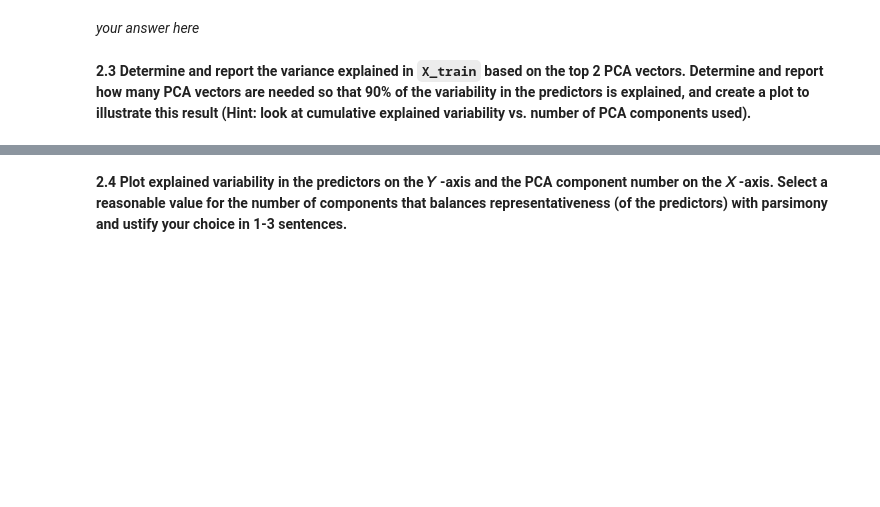
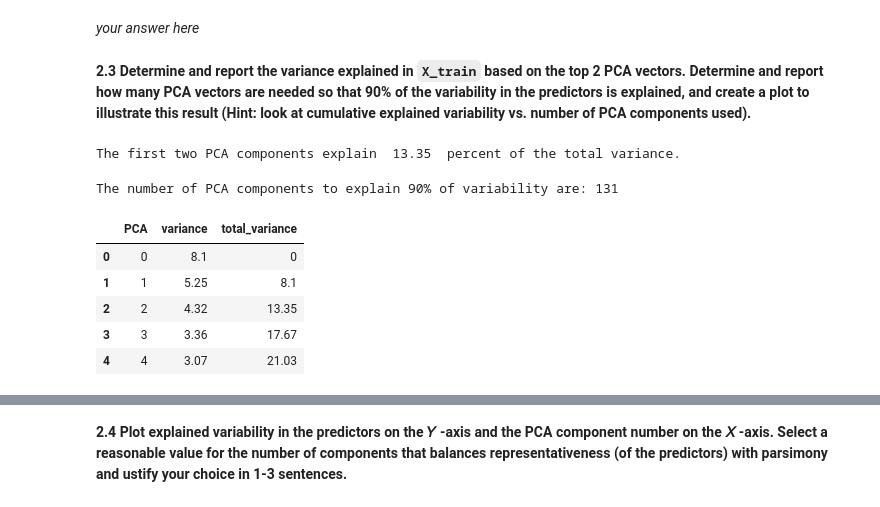
Before and after one commit to jake-w-schneider/CS109a-Group-81-Final-Project, a Jupyter notebook: HW/hw5/cs109A_HW5_2019.ipynb, the cells around one changed output, grey strips where cells are left out. Cells and saved outputs as stored; diff of their text form; code cells hidden in the pictures; blank space fills up the shorter version.

```diff
--- a/HW/hw5/cs109A_HW5_2019.ipynb
+++ b/HW/hw5/cs109A_HW5_2019.ipynb
@@ -219,0 +259,39 @@ df_r2 #k=9 is best
+# %%
+ex_variance=np.var(pca_X_train_df,axis=0)
+ex_variance_ratio = ex_variance/np.sum(ex_variance)
+#print(ex_variance_ratio[0:2])
+print("The first two PCA components explain ", np.sum(round(ex_variance_ratio[0:2]*100,2)), " percent of the total variance.")
+# %% [output]
+The first two PCA components explain  13.35  percent of the total variance.
+# %%
+y=0
+
+cols = ["PCA", "variance", "total_variance"]
+variance = pd.DataFrame(columns = cols, index = range(len(ex_variance_ratio)))
+num = 0
+
+for x in range(len(ex_variance_ratio)):
+    y = np.sum(round(ex_variance_ratio[0:x]*100,2))
+    z = round(ex_variance_ratio[x]*100,2)
+    variance.iloc[num].PCA = x
+    variance.iloc[num].variance = z
+    variance.iloc[num].total_variance = y
+#    print(x)
+#    print(y)
+    if num < len(ex_variance_ratio):
+        num += 1
+    else:
+        break
+
+print("The number of PCA components to explain 90% of variability are: 131")
+# %% [output]
+The number of PCA components to explain 90% of variability are: 131
+# %%
+variance.head()
+# %% [output]
+|  | PCA | variance | total_variance |
+| 0 | 0 | 8.1 | 0 |
+| 1 | 1 | 5.25 | 8.1 |
+| 2 | 2 | 4.32 | 13.35 |
+| 3 | 3 | 3.36 | 17.67 |
+| 4 | 4 | 3.07 | 21.03 |
```
Also changed, not shown: parts of 13 cells of this notebook.
